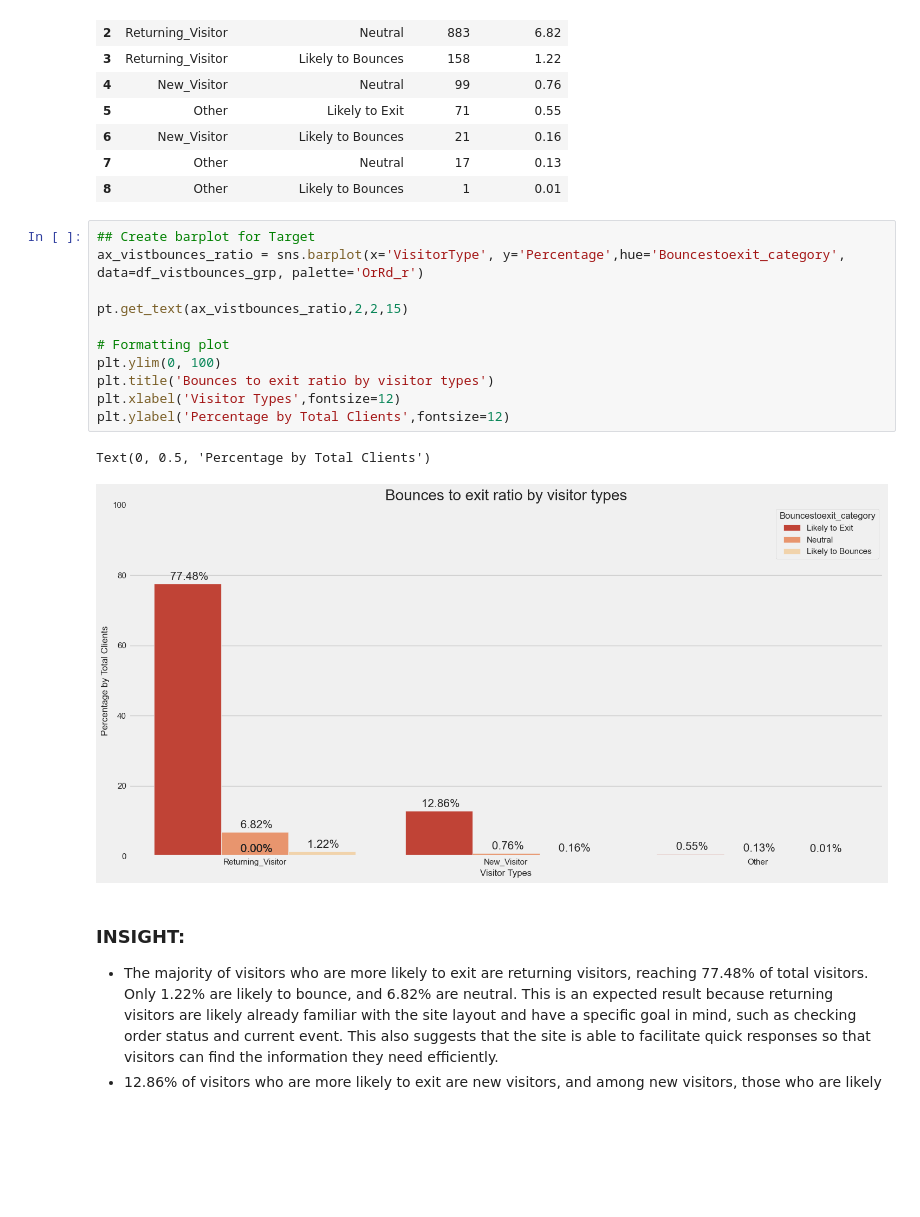
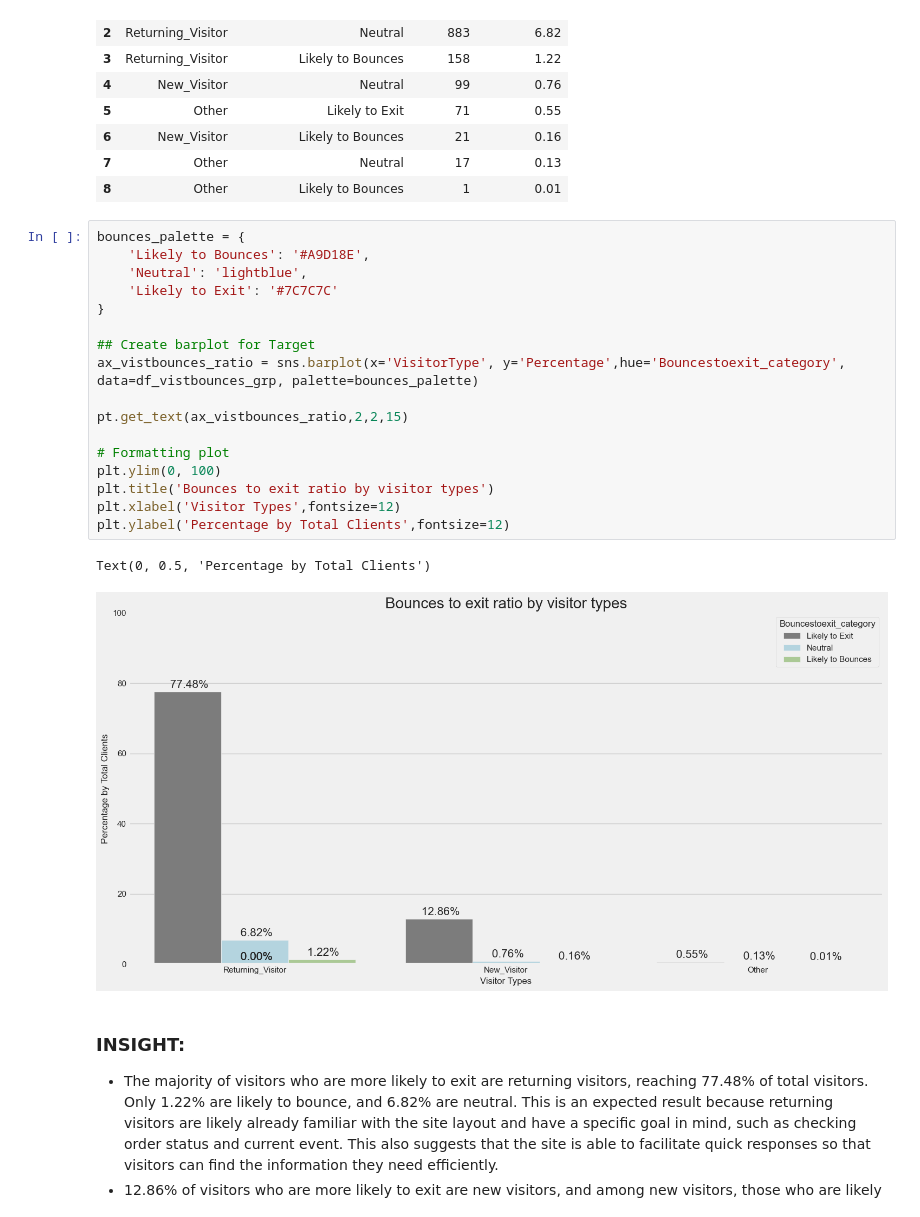
Before and after one commit to UrsaG7/E-commerce-Online-Shopping-Behavior, a Jupyter notebook: ecommerce_shopping_behavior.ipynb, the cells around one changed output. Saved outputs shown, nothing was run; the diff lists cells and outputs as text; blank space fills up the shorter version.

```diff
--- a/ecommerce_shopping_behavior.ipynb
+++ b/ecommerce_shopping_behavior.ipynb
@@ -745,19 +744,25 @@ df_vistbounces_grp
 | 7 | Other | Neutral | 17 | 0.13 |
 | 8 | Other | Likely to Bounces | 1 | 0.01 |
 # %%
+bounces_palette = {
+    'Likely to Bounces': '#A9D18E',
+    'Neutral': 'lightblue',
+    'Likely to Exit': '#7C7C7C'
+}
+
 ## Create barplot for Target
-ax_vistbounces_ratio = sns.barplot(x='VisitorType', y='Percentage',hue='Bouncestoexit_category', data=df_vistbounces_grp, palette='OrRd_r')
+ax_vistbounces_ratio = sns.barplot(x='VisitorType', y='Percentage',hue='Bouncestoexit_category', data=df_vistbounces_grp, palette=bounces_palette)
 
 pt.get_text(ax_vistbounces_ratio,2,2,15)
 
 # Formatting plot
 plt.ylim(0, 100)
 plt.title('Bounces to exit ratio by visitor types')
 plt.xlabel('Visitor Types',fontsize=12)
 plt.ylabel('Percentage by Total Clients',fontsize=12)
 # %% [output]
 Text(0, 0.5, 'Percentage by Total Clients')
-[figure, old version]
+[figure, new version]
 # %% [markdown]
 ### INSIGHT:
 
```
Also changed, not shown: parts of 5 cells of this notebook.
